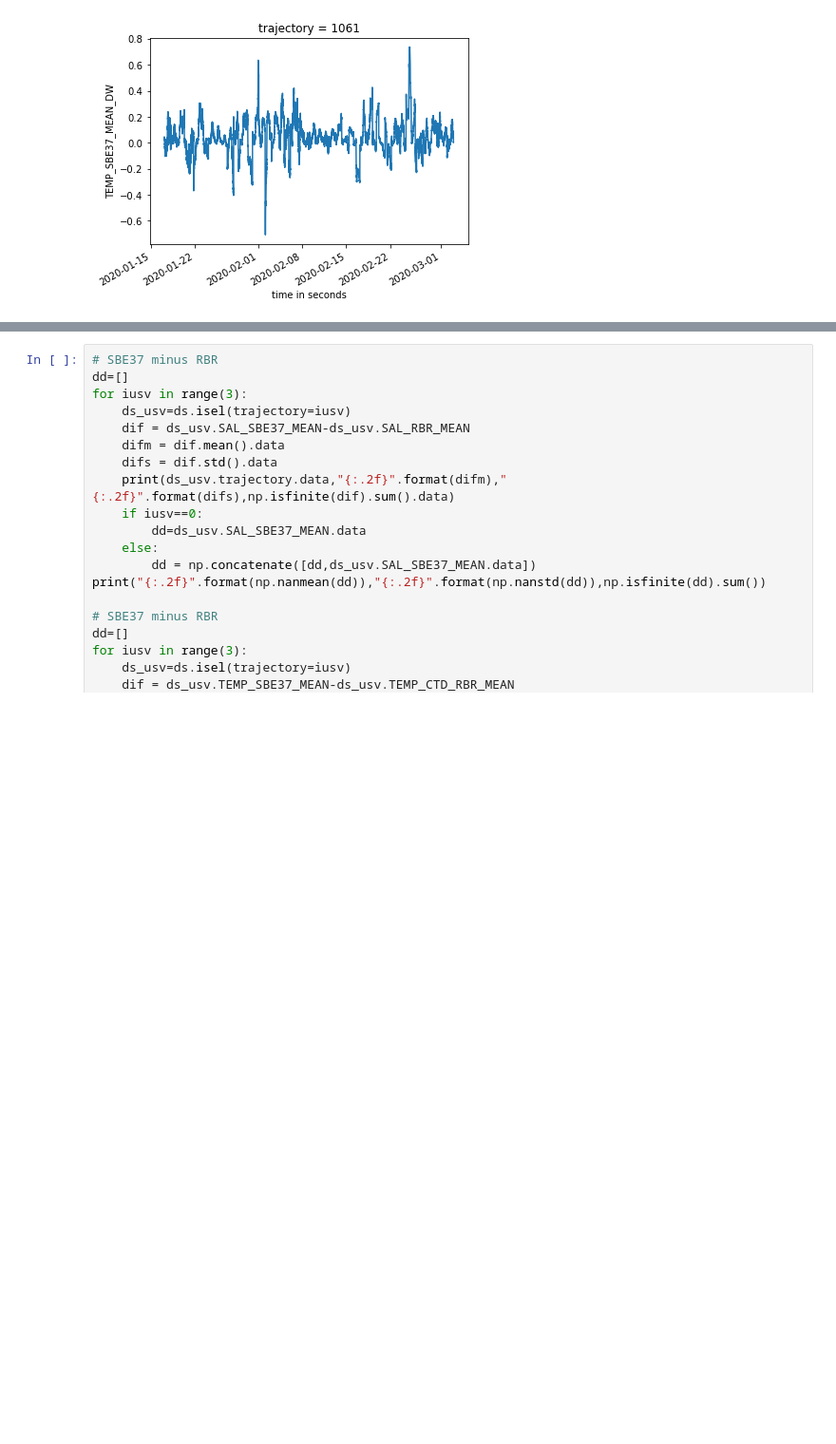
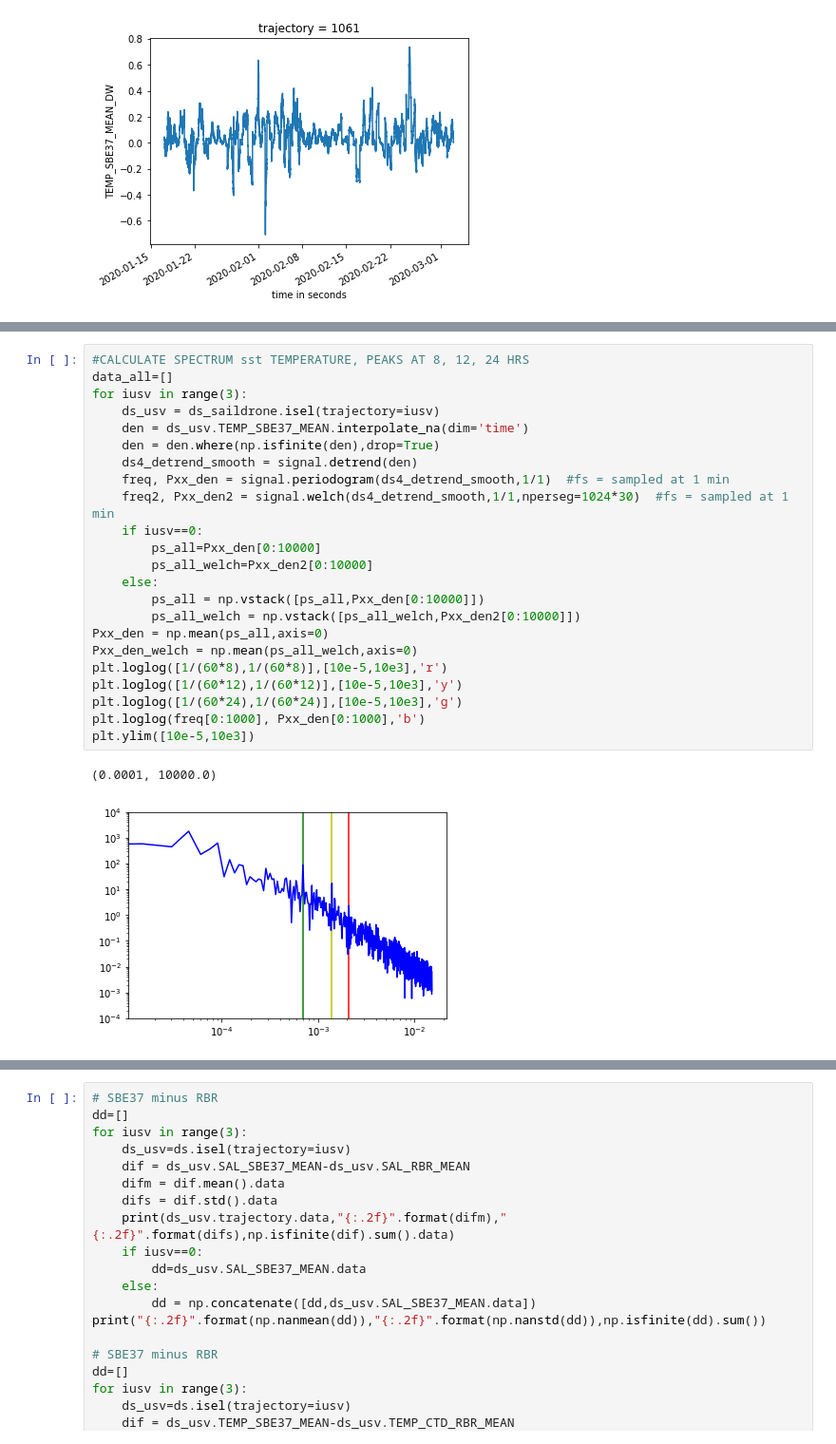
Before and after one commit to cgentemann/Saildrone, a Jupyter notebook: atomic/Calculate_density_plot.ipynb, the cells around one changed output, grey strips where cells are left out. Shown at 95% size. Drawn from its saved outputs; the diff is of its cells as text; blank space fills up the shorter version.

```diff
--- a/atomic/Calculate_density_plot.ipynb
+++ b/atomic/Calculate_density_plot.ipynb
@@ -283,0 +281,26 @@ ds_usv.TEMP_SBE37_MEAN_DW.plot()
+# %%
+#CALCULATE SPECTRUM sst TEMPERATURE, PEAKS AT 8, 12, 24 HRS
+data_all=[]
+for iusv in range(3):
+    ds_usv = ds_saildrone.isel(trajectory=iusv)
+    den = ds_usv.TEMP_SBE37_MEAN.interpolate_na(dim='time')
+    den = den.where(np.isfinite(den),drop=True)
+    ds4_detrend_smooth = signal.detrend(den)
+    freq, Pxx_den = signal.periodogram(ds4_detrend_smooth,1/1)  #fs = sampled at 1 min
+    freq2, Pxx_den2 = signal.welch(ds4_detrend_smooth,1/1,nperseg=1024*30)  #fs = sampled at 1 min
+    if iusv==0:
+        ps_all=Pxx_den[0:10000]
+        ps_all_welch=Pxx_den2[0:10000]
+    else:
+        ps_all = np.vstack([ps_all,Pxx_den[0:10000]])
+        ps_all_welch = np.vstack([ps_all_welch,Pxx_den2[0:10000]])
+Pxx_den = np.mean(ps_all,axis=0)
+Pxx_den_welch = np.mean(ps_all_welch,axis=0)
+plt.loglog([1/(60*8),1/(60*8)],[10e-5,10e3],'r')
+plt.loglog([1/(60*12),1/(60*12)],[10e-5,10e3],'y')
+plt.loglog([1/(60*24),1/(60*24)],[10e-5,10e3],'g')
+plt.loglog(freq[0:1000], Pxx_den[0:1000],'b')
+plt.ylim([10e-5,10e3])
+# %% [output]
+(0.0001, 10000.0)
+[figure, added]
```
Also changed, not shown: parts of 6 cells of this notebook, 2 other files.
